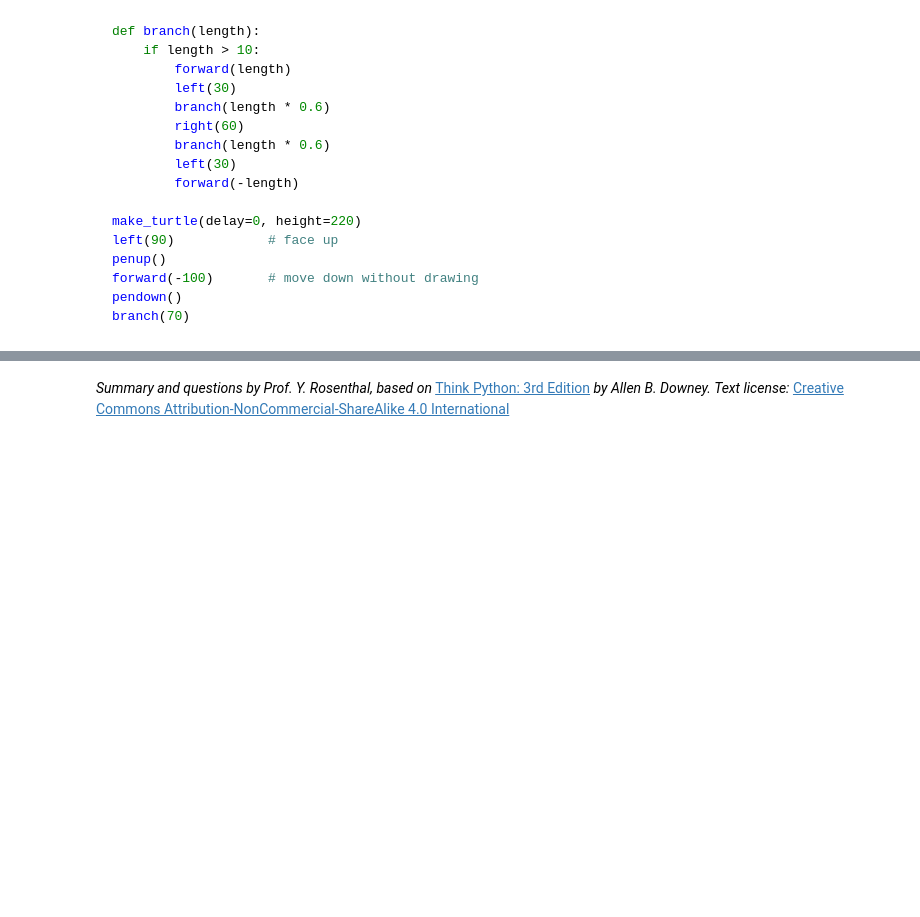
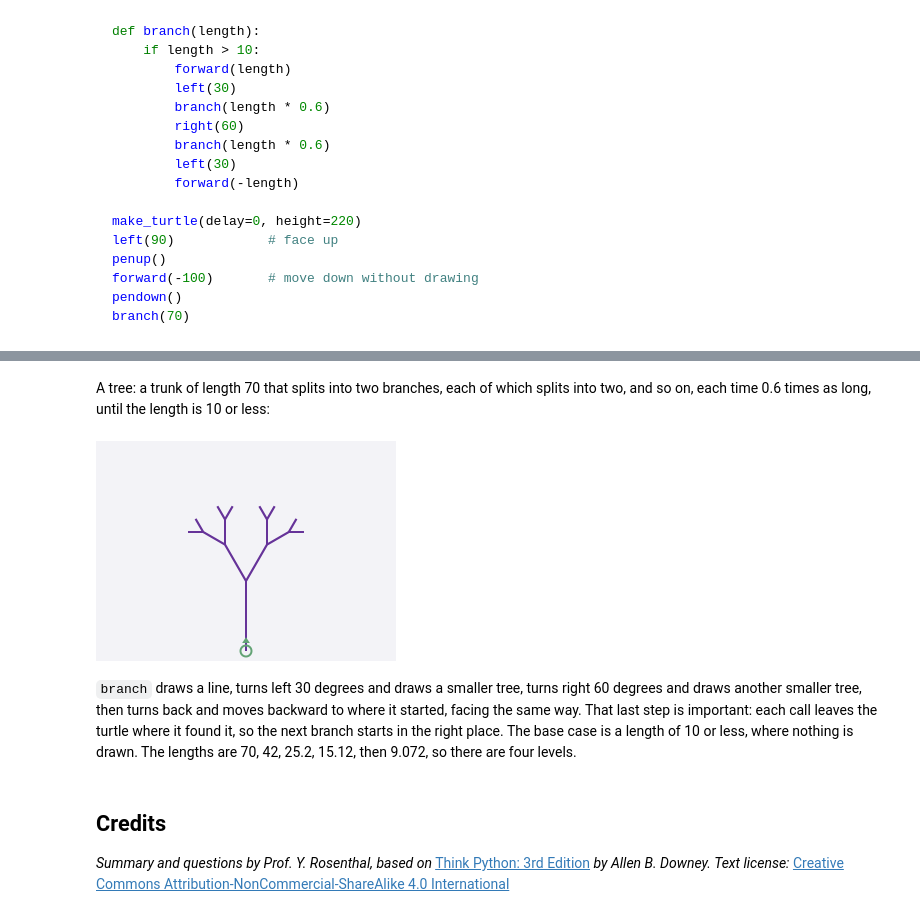
Before and after one commit to y-rosenthal/yrThinkPython, a Jupyter notebook: yr/plans/research/v2-workflow/files/book/jb/yr/chap05_review.ipynb, the cells around one changed output, grey strips where cells are left out. Drawn from its saved outputs; the diff is of its cells as text; code cells hidden in the pictures; blank space fills up the shorter version.

```diff
--- a/yr/plans/research/v2-workflow/files/book/jb/yr/chap05_review.ipynb
+++ b/yr/plans/research/v2-workflow/files/book/jb/yr/chap05_review.ipynb
@@ -1038,4 +999,33 @@ The base case is a length of 10 or less, where nothing is drawn. The lengths are
+# %% [markdown]
+A tree: a trunk of length 70 that splits into two branches, each of which splits into two, and so on, each time 0.6 times as long, until the length is 10 or less:
+# %%
+# @title Output { display-mode: "form" }
+def branch(length):
+    if length > 10:
+        forward(length)
+        left(30)
+        branch(length * 0.6)
+        right(60)
+        branch(length * 0.6)
+        left(30)
+        forward(-length)
+
+make_turtle(delay=0, height=220)
+left(90)            # face up
+penup()
+forward(-100)       # move down without drawing
+pendown()
+branch(70)
+# %% [output]
+[figure, added]
+# %% [markdown]
+`branch` draws a line, turns left 30 degrees and draws a smaller tree, turns right 60 degrees and draws another smaller tree,
+then turns back and moves backward to where it started, facing the same way.
+That last step is important: each call leaves the turtle where it found it, so the next branch starts in the right place.
+The base case is a length of 10 or less, where nothing is drawn. The lengths are 70, 42, 25.2, 15.12, then 9.072, so there are four levels.
 # %% [markdown]
+## Credits
+
 *Summary and questions by Prof. Y. Rosenthal, based on*
 [Think Python: 3rd Edition](https://allendowney.github.io/ThinkPython/index.html) *by Allen B. Downey.*
 *Text license:* [Creative Commons Attribution-NonCommercial-ShareAlike 4.0 International](https://creativecommons.org/licenses/by-nc-sa/4.0/)
```
Also changed, not shown: parts of 57 cells of this notebook, 36 other files.
